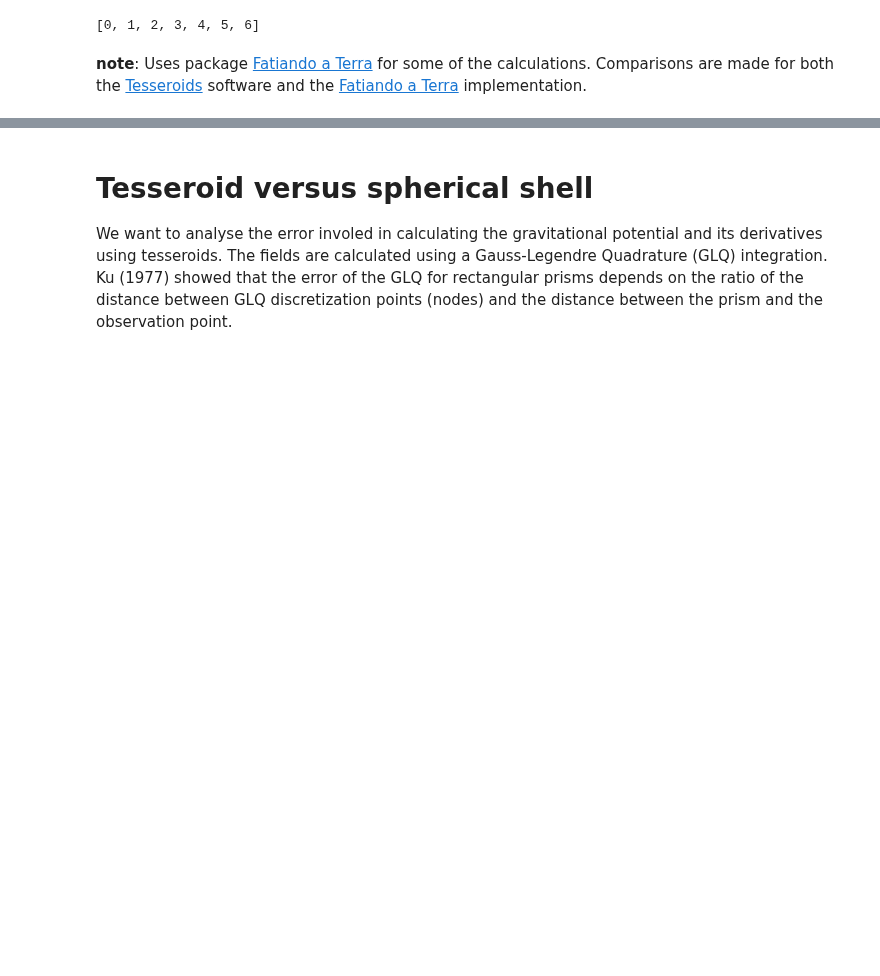
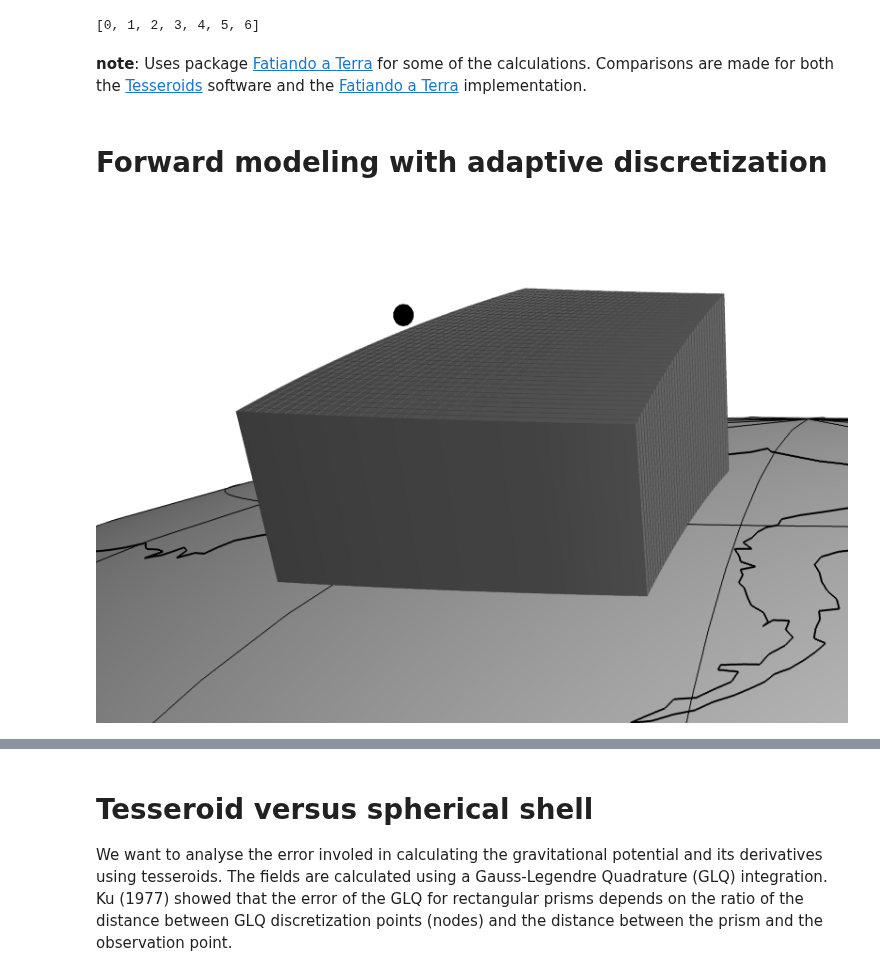
Before and after one commit to pinga-lab/paper-tesseroids, a Jupyter notebook: notebooks/tesseroid_vs_spherical_shell.ipynb, the cells around one changed output, grey strips where cells are left out. Saved outputs shown, nothing was run; the diff lists cells and outputs as text; code cells hidden in the pictures; blank space fills up the shorter version.

```diff
--- a/notebooks/tesseroid_vs_spherical_shell.ipynb
+++ b/notebooks/tesseroid_vs_spherical_shell.ipynb
@@ -28,3 +29,5 @@ plt.rcParams['font.size'] = 8
 Comparisons are made for both
 the [Tesseroids](http://leouieda.github.com/tesseroids) software
 and the [Fatiando a Terra](https://github.com/leouieda/fatiando) implementation.
+# %% [markdown]
+# Forward modeling with adaptive discretization
@@ -30,0 +84,4 @@ and the [Fatiando a Terra](https://github.com/leouieda/fatiando) implementation.
+# %%
+Image(filename='tesseroid-whole.png')
+# %% [output]
+[figure, added]
```
Also changed, not shown: parts of 11 cells of this notebook, 10 other files.
